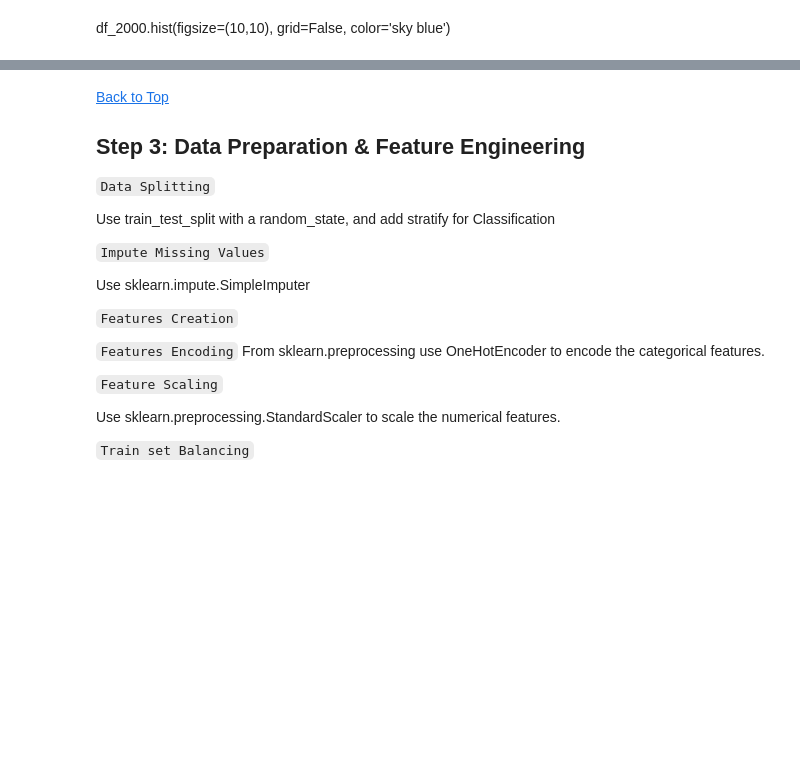
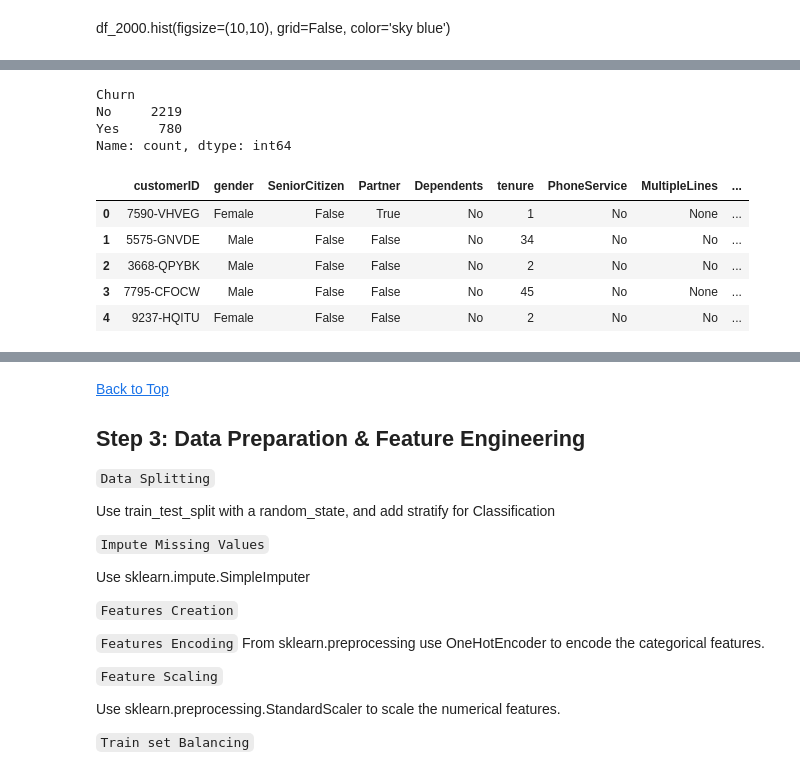
Before and after one commit to worlakuma/Machine-Learning-Prediction-Model-for-a-Telecommunications-Provider, a Jupyter notebook: LP2_Marchine_Learning_Project.ipynb, the cells around one changed output, grey strips where cells are left out. Saved outputs shown, nothing was run; the diff lists cells and outputs as text; code cells hidden in the pictures; blank space fills up the shorter version.

```diff
--- a/LP2_Marchine_Learning_Project.ipynb
+++ b/LP2_Marchine_Learning_Project.ipynb
@@ -505,2 +534,5 @@ plt.show()
 # %% [markdown]
 df_2000.hist(figsize=(10,10), grid=False, color='sky blue')
+# %%
+# drop the missing value in the churn attribute
+df_3000 = df_3000.dropna(subset='Churn')
@@ -506,0 +605,42 @@ df_2000.hist(figsize=(10,10), grid=False, color='sky blue')
+# %%
+# Coverting boolen data types into 'No','Yes'
+df_3000['SeniorCitizen']=df_3000['SeniorCitizen'].replace([0,1],['No','Yes'])
+df_3000['SeniorCitizen'].value_counts()
+
+df_3000['Dependents']=df_3000['Dependents'].replace([False,True],['No','Yes'])
+df_3000['Dependents'].value_counts()
+
+df_3000['PhoneService']=df_3000['PhoneService'].replace([False,True],['No','Yes'])
+df_3000['PhoneService'].value_counts()
+
+df_3000['MultipleLines']=df_3000['MultipleLines'].replace([False,True],['No','Yes'])
+df_3000['MultipleLines'].value_counts()
+
+df_3000['OnlineSecurity']=df_3000['OnlineSecurity'].replace([False,True],['No','Yes'])
+df_3000['OnlineSecurity'].value_counts()
+
+df_3000['OnlineBackup']=df_3000['OnlineBackup'].replace([False,True],['No','Yes'])
+df_3000['OnlineBackup'].value_counts()
+
+df_3000['DeviceProtection']=df_3000['DeviceProtection'].replace([False,True],['No','Yes'])
+df_3000['DeviceProtection'].value_counts()
+
+df_3000['TechSupport']=df_3000['TechSupport'].replace([False,True],['No','Yes'])
+df_3000['TechSupport'].value_counts()
+
+df_3000['StreamingTV']=df_3000['StreamingTV'].replace([False,True],['No','Yes'])
+df_3000['StreamingTV'].value_counts()
+
+df_3000['StreamingMovies']=df_3000['StreamingMovies'].replace([False,True],['No','Yes'])
+df_3000['StreamingMovies'].value_counts()
+
+df_3000['PaperlessBilling']=df_3000['PaperlessBilling'].replace([False,True],['No','Yes'])
+df_3000['PaperlessBilling'].value_counts()
+
+df_3000['Churn']=df_3000['Churn'].replace([False,True],['No','Yes'])
+df_3000['Churn'].value_counts()
+# %% [output]
+Churn
+No     2219
+Yes     780
+Name: count, dtype: int64
@@ -506,0 +650,9 @@ df_2000.hist(figsize=(10,10), grid=False, color='sky blue')
+# %%
+df_3000.head()
+# %% [output]
+|  | customerID | gender | SeniorCitizen | Partner | Dependents | tenure | PhoneService | MultipleLines | ... |
+| 0 | 7590-VHVEG | Female | False | True | No | 1 | No | None | ... |
+| 1 | 5575-GNVDE | Male | False | False | No | 34 | No | No | ... |
+| 2 | 3668-QPYBK | Male | False | False | No | 2 | No | No | ... |
+| 3 | 7795-CFOCW | Male | False | False | No | 45 | No | None | ... |
+| 4 | 9237-HQITU | Female | False | False | No | 2 | No | No | ... |
```
Also changed, not shown: parts of 18 cells of this notebook, 1 other file.
